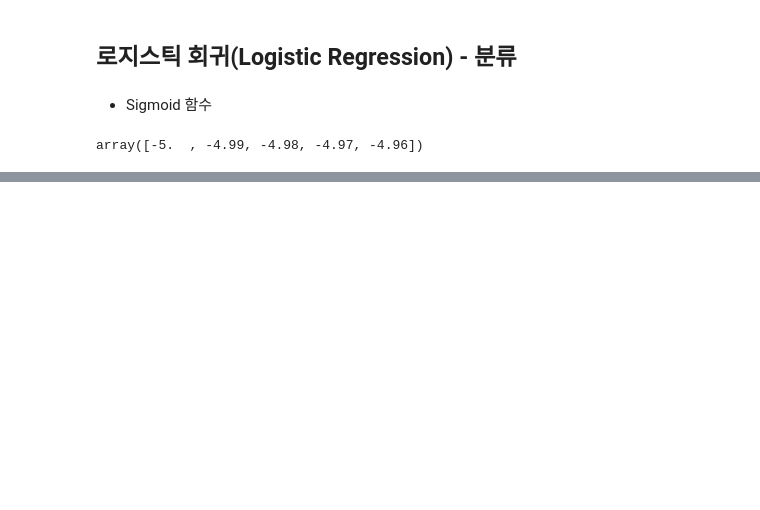
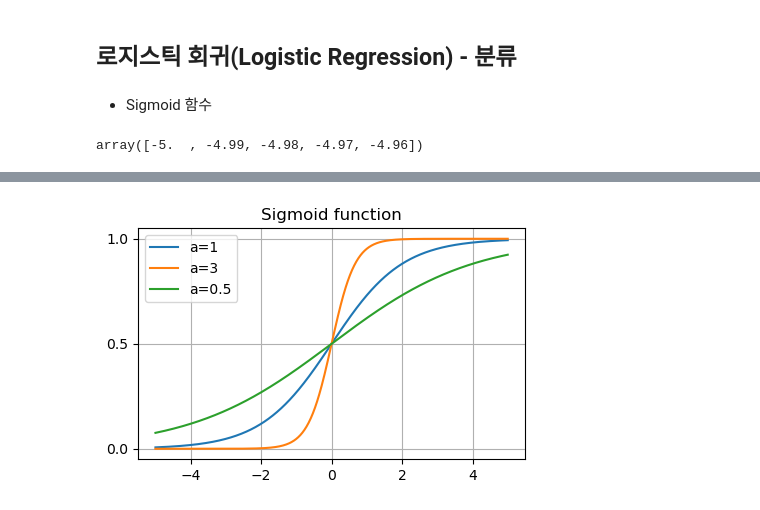
Before and after one commit to JM-world/MachineLearningLecture-2023.10, a Jupyter notebook: 03.분류/04.Logistic회귀.ipynb, the cells around one changed output, grey strips where cells are left out. Cells and saved outputs as stored; diff of their text form; code cells hidden in the pictures; blank space fills up the shorter version.

```diff
--- a/03.분류/04.Logistic회귀.ipynb
+++ b/03.분류/04.Logistic회귀.ipynb
@@ -26,0 +27,15 @@ plt.show()
+# %%
+# a 값에 따른 변화
+xs = np.linspace(-5, 5, 1001)
+y3 = sigmoid(xs, a=3)
+y_half = sigmoid(xs, a=0.5)
+plt.figure(figsize=(5,3))
+plt.plot(xs, ys, label='a=1')
+plt.plot(xs, y3, label='a=3')
+plt.plot(xs, y_half, label='a=0.5')
+plt.yticks([0, 0.5, 1])
+plt.title('Sigmoid function')
+plt.grid(), plt.legend()
+plt.show()
+# %% [output]
+[figure, added]
```
Also changed, not shown: parts of 27 cells of this notebook, 1 other file.
